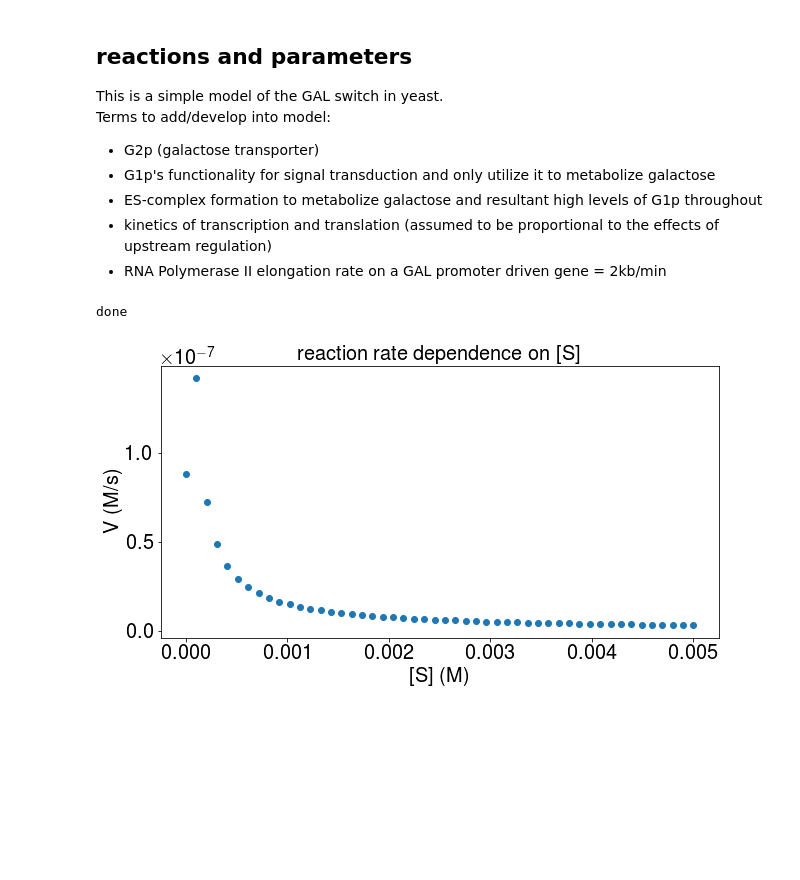
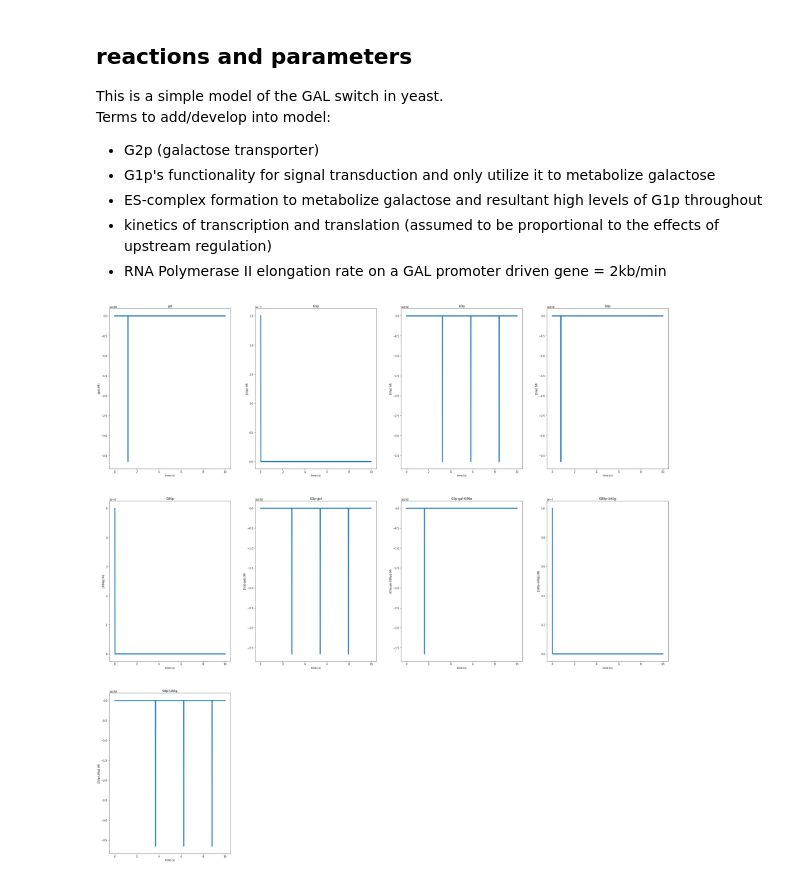
Before and after one commit to npagane/bph, a Jupyter notebook: gal/galODE.ipynb, the cells around one changed output. Saved outputs shown, nothing was run; the diff lists cells and outputs as text; code cells hidden in the pictures; blank space fills up the shorter version.

```diff
--- a/gal/galODE.ipynb
+++ b/gal/galODE.ipynb
@@ -100,53 +80,23 @@ def rates(spec, t):
         kacon*spec[3]*(G80pUASg0 - spec[7] - spec[8]) - kacoff*spec[8]# G4pUASg/dt
     ])
 # %%
-fig = plt.figure(figsize = (40,10))
+fig = plt.figure(figsize = (40,40))
 
 # solve the DE numerically
-t = np.linspace(0,100, 1000)
+t = np.linspace(0,10, 1000)
 spec0 = (gal0, G1p0, G3p0, G4p0, G80p0, G3pGal0, G3pGalG80p0,G80pUASg0,G4pUASg0)
 ode = snt.odeint(rates, spec0, t, hmax=1e-5)
 
 # plot the numerical solution
 specs = ['gal', 'G1p', 'G3p', 'G4p', 'G80p', 'G3p-gal', 'G3p-gal-G80p', 'G80p-UASg', 'G4p-UASg']
 #plot ligand
 for i in range(np.shape(ode)[1]):
-    ax = fig.add_subplot(2,np.shape(ode)[1] + 1, i + 1)
+    ax = fig.add_subplot(3,4, i+1)
     ax.plot(t, ode[:, i], linewidth = 4)
     ax.set_title(specs[i])
     ax.set_ylabel('[' + specs[i] + '] (M)')
     ax.set_xlabel('time (s)')
 
 plt.show()
+# %% [output]
+[figure, added]
-# %%
-# reaction rate dependence on susbstrate concentration simulations
-Srange = np.linspace(S0/10, S0*500, 50)
-data2 = {}
-for i in range(len(Srange)):
-    spec0 = (Srange[i], ES0, P0, ESS0)
-    ode = snt.odeint(rates, spec0, t, hmax=1e-5)
-    data2[Srange[i]] = ode
-print 'done'
-# %% [output]
-done
-# %%
-fig = plt.figure(figsize=(10,5))
-# plot the data
-
-S = []
-V = []
-for i in data2:
-    dP = np.diff(data2[i][:,2])
-    dt = np.diff(t)
-    dPdt = np.mean(dP/dt)
-    S.append(i)
-    V.append(dPdt)
-
-plt.plot(S, V, 'o')
-plt.xlabel('[S] (M)')
-plt.ylabel('V (M/s)')
-plt.title('reaction rate dependence on [S]')
-
-plt.show()
-# %% [output]
-[figure, removed]
```
Also changed, not shown: parts of 2 cells of this notebook.
